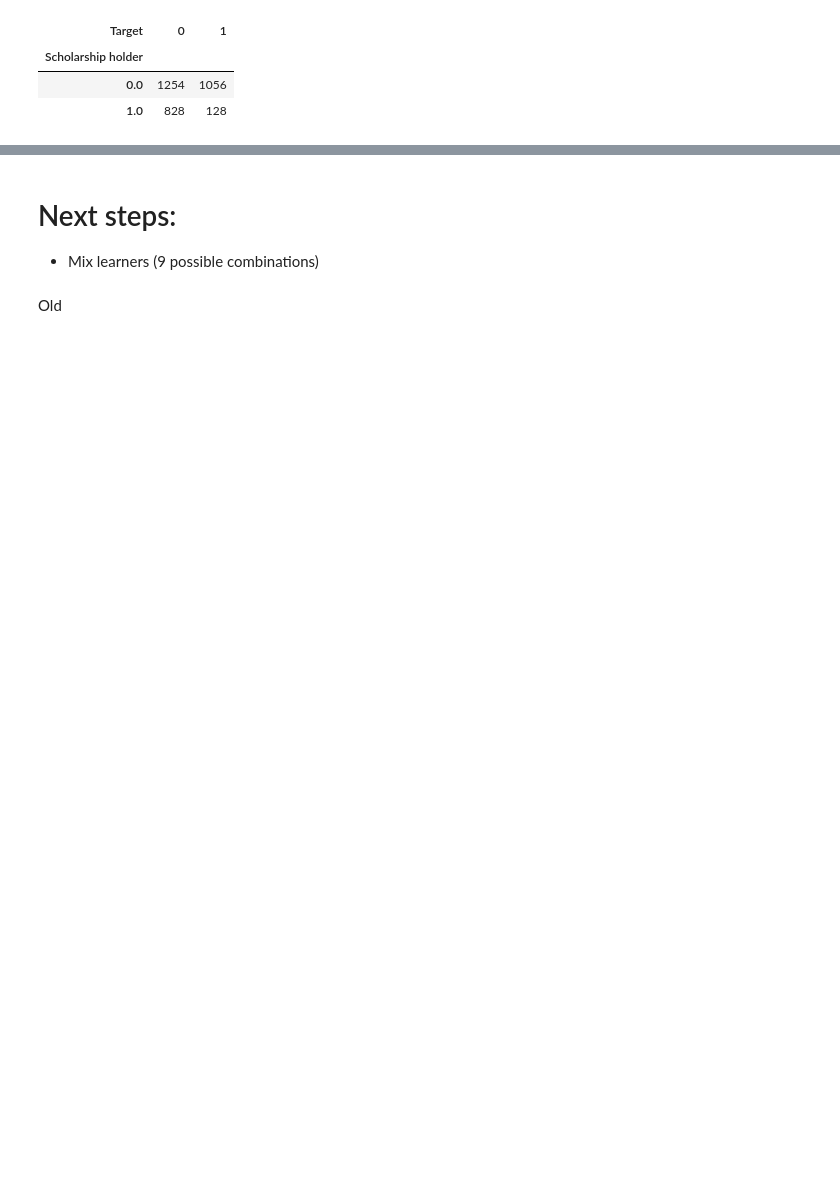
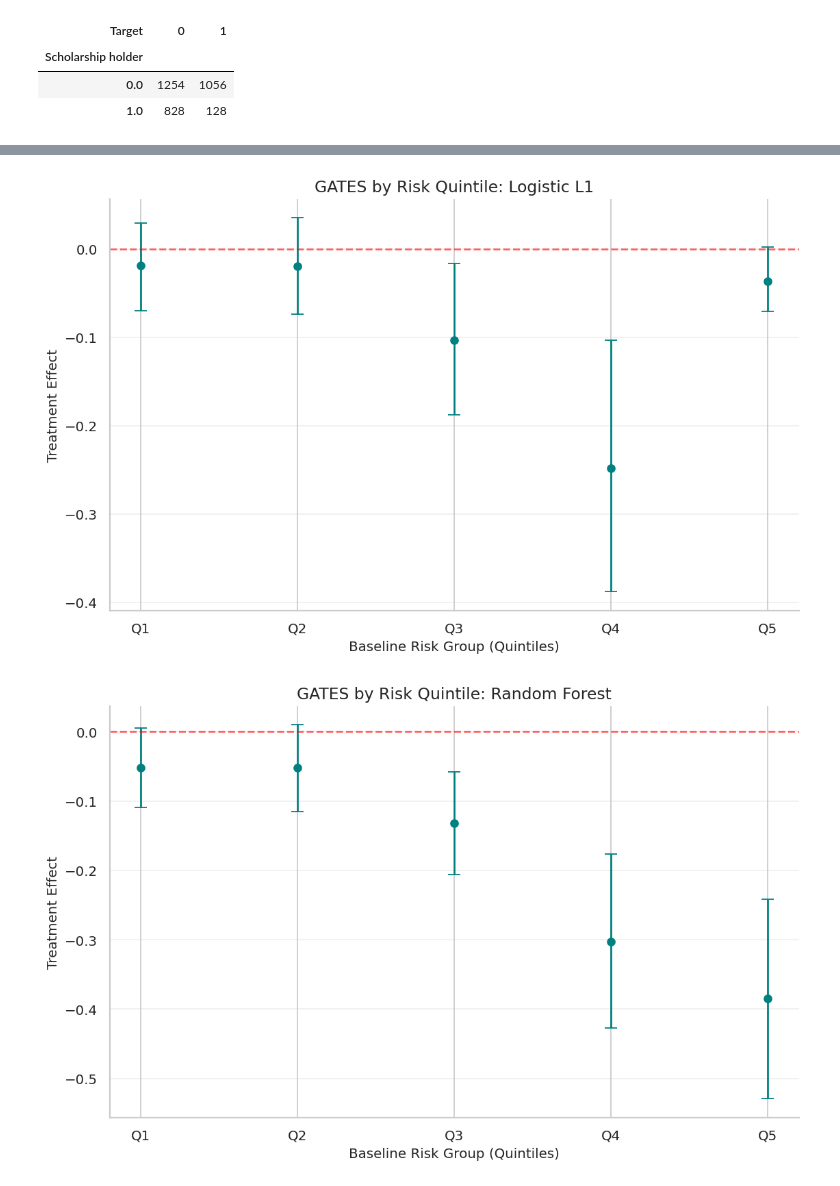
Before and after one commit to jlechat/ML-for-econo---Student-s-dropout-and-academic-success, a Jupyter notebook: 2 - Heterogeneous effects ddml proba dropout.ipynb, the cells around one changed output, grey strips where cells are left out. Drawn from its saved outputs; the diff is of its cells as text; code cells hidden in the pictures; blank space fills up the shorter version.

Commit message:
finished hetero baseline risk

```diff
--- a/2 - Quantile regression proba dropout.ipynb
+++ b/2 - Heterogeneous effects ddml proba dropout.ipynb
@@ -81,13 +85,17 @@ y = y.replace({'Graduate': 0, 'Dropout': 1}).astype(int)
 # %%
 # One hot encoding of categorical variables and scaling of numerical variables (for DML with regularization, which is sensitive to feature scaling).
 
-cat_features = ["Mother's occupation", "Father's occupation", "Mother's qualification", "Father's qualification", "Course", "Previous qualification",
+cat_features = ["Mother's occupation", "Father's occupation", "Mother's qualification", "Father's qualification",
+                "Course", "Previous qualification",
                 "Nacionality", "Marital Status", "Application order", "Application mode"
                 ]
 
-num_features = ["Admission grade","Age at enrollment", "Curricular units 1st sem (credited)", "Curricular units 1st sem (enrolled)", "Curricular units 1st sem (evaluations)",
-                "Curricular units 1st sem (approved)", "Curricular units 1st sem (grade)", "Curricular units 2nd sem (credited)", "Previous qualification (grade)",
-                  "Curricular units 2nd sem (enrolled)", "Curricular units 2nd sem (evaluations)", "Curricular units 2nd sem (approved)", "Curricular units 2nd sem (grade)",
+num_features = ["Admission grade","Age at enrollment", "Curricular units 1st sem (credited)",
+                "Curricular units 1st sem (enrolled)", "Curricular units 1st sem (evaluations)",
+                "Curricular units 1st sem (approved)", "Curricular units 1st sem (grade)",
+                "Curricular units 2nd sem (credited)", "Previous qualification (grade)",
+                  "Curricular units 2nd sem (enrolled)", "Curricular units 2nd sem (evaluations)",
+                  "Curricular units 2nd sem (approved)", "Curricular units 2nd sem (grade)",
                   "Unemployment rate", "Inflation rate", "GDP"]
 
 other_features = data.columns.difference(cat_features + num_features).tolist()
@@ -100,6 +108,7 @@ preprocessor_dml = ColumnTransformer(transformers=[
         # for other models that are not regularized (like decision trees and random forests):
         # actually the performance of these tree-based models is not affected by multicollinearity,
         # but the interpretation of feature importance can be. In our causal context, we don't need to analyze feature importance.
+        # we still drop the first category to be safe when adding more models.
     ]), cat_features),
     ('num', Pipeline([
         ('scaler', StandardScaler())
@@ -144,13 +153,13 @@ confounders_sociodemographic = [
     'Age at enrollment',
     'Displaced',
     'Educational special needs',
-    'International',
+    'International'
 ]
 
 confounders_macroeconomic = [
     'Unemployment rate',
     'Inflation rate',
-    'GDP',
+    'GDP'
 ]
 
 # Academic factors: only point into Target, not into Scholarship
@@ -171,7 +180,7 @@ academic_controls = [
     'Curricular units 2nd sem (grade)',
     'Curricular units 2nd sem (enrolled)',
     'Curricular units 2nd sem (evaluations)',
-    'Curricular units 2nd sem (without evaluations)',
+    'Curricular units 2nd sem (without evaluations)'
 ]
 
 
@@ -421,6 +610,0 @@ plt.show()
-# %% [markdown]
-# Next steps:
-
-- Mix learners (9 possible combinations)
-# %% [markdown]
-Old
@@ -536,0 +611,55 @@ Old
+# %%
+def get_stars(lower, upper):
+    if lower > 0 or upper < 0:
+        return "***"  # Simplified heuristic for CI-based significance
+    return ""
+
+summary_data = []
+
+for learner_name, res in results.items():
+    # 1. Plotting GATES
+    plt.figure(figsize=(10, 6))
+    groups = [f"Q{i+1}" for i in range(len(res['gate_coefs']))]
+
+    # Calculate error bars for plt.errorbar (requires relative offsets)
+    yerr_lower = res['gate_coefs'] - res['gate_ci_lower']
+    yerr_upper = res['gate_ci_upper'] - res['gate_coefs']
+
+    plt.errorbar(groups, res['gate_coefs'], yerr=[yerr_lower, yerr_upper],
+                 fmt='o', capsize=5, color='teal', label='GATE')
+
+    plt.axhline(0, color='red', linestyle='--', alpha=0.6)
+    plt.title(f"GATES by Risk Quintile: {learner_name}")
+    plt.ylabel("Treatment Effect")
+    plt.xlabel("Baseline Risk Group (Quintiles)")
+    # plt.set_xticklabels([f'Q{i+1}\n{"(lowest risk)" if i==0 else "(highest risk)" if i==4 else ""} '
+    #                     for i in range(len(res['gate_coefs']))], fontsize=9)
+    plt.grid(axis='y', alpha=0.3)
+    plt.show()
+
+    # 2. Collect data for Tables
+    # Add ATE
+    summary_data.append({
+        'Learner': learner_name,
+        'Group': 'Full Sample (ATE)',
+        'Estimate': res['ate_coef'],
+        'Lower CI': res['ate_ci_lower'],
+        'Upper CI': res['ate_ci_upper'],
+        'Stars': get_stars(res['ate_ci_lower'], res['ate_ci_upper'])
+    })
+
+    # Add GATES
+    for i in range(len(res['gate_coefs'])):
+        summary_data.append({
+            'Learner': learner_name,
+            'Group': f"Quintile {i+1}",
+            'Estimate': res['gate_coefs'][i],
+            'Lower CI': res['gate_ci_lower'][i],
+            'Upper CI': res['gate_ci_upper'][i],
+            'Stars': get_stars(res['gate_ci_lower'][i], res['gate_ci_upper'][i])
+        })
+
+df_results = pd.DataFrame(summary_data)
+# %% [output]
+[figure, added]
+[figure, added]
```
Also changed, not shown: parts of 17 cells of this notebook, 2 other files.
